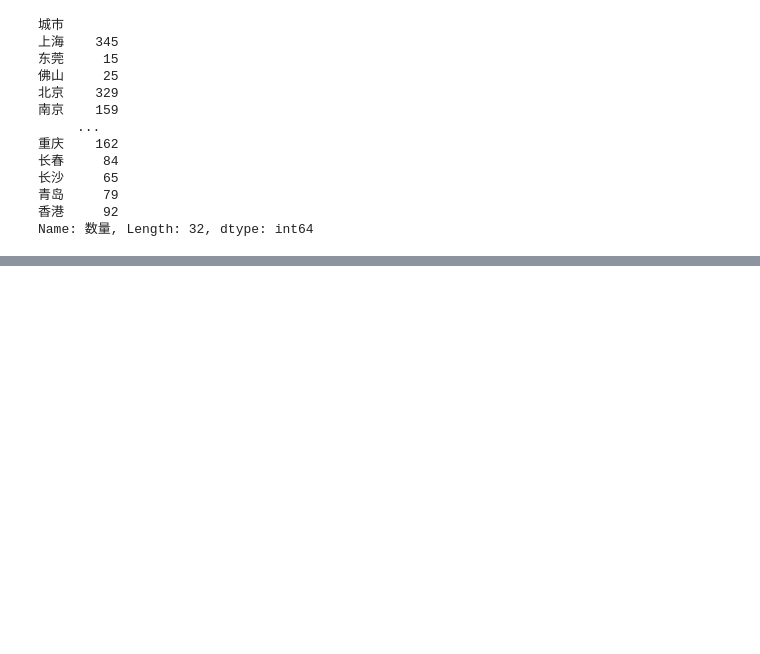
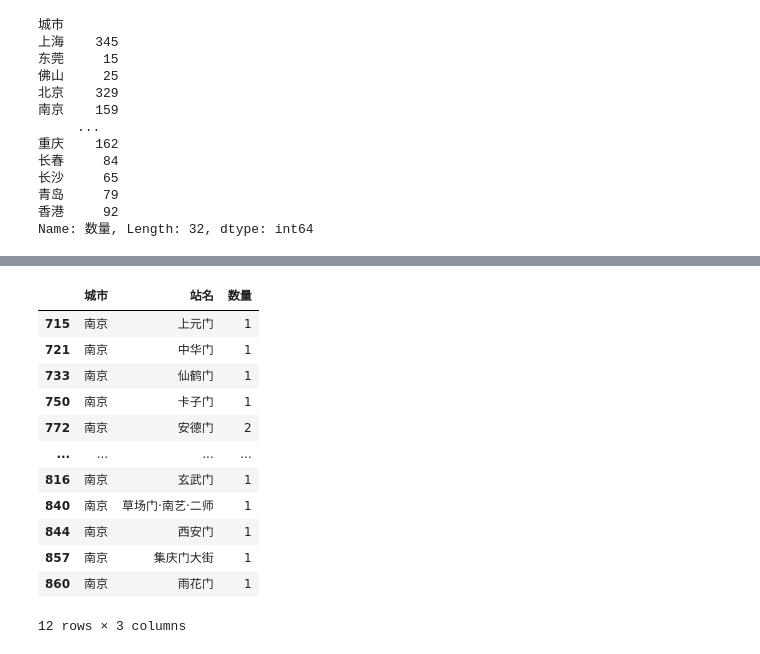
Before and after one commit to chriswong94/python-projects, a Jupyter notebook: 爬虫各城市地铁站信息及分析/analysis.ipynb, the cells around one changed output, grey strips where cells are left out. Saved outputs shown, nothing was run; the diff lists cells and outputs as text; code cells hidden in the pictures; blank space fills up the shorter version.

```diff
--- a/爬虫各城市地铁站信息及分析/analysis.ipynb
+++ b/爬虫各城市地铁站信息及分析/analysis.ipynb
@@ -343 +380,18 @@ Name: 数量, Length: 32, dtype: int64
+# %%
+df_nj = df_stations[df_stations['城市']=='南京']
+df_nj[df_nj['站名'].str.contains('门')]
+# %% [output]
+|  | 城市 | 站名 | 数量 |
+| 715 | 南京 | 上元门 | 1 |
+| 721 | 南京 | 中华门 | 1 |
+| 733 | 南京 | 仙鹤门 | 1 |
+| 750 | 南京 | 卡子门 | 1 |
+| 772 | 南京 | 安德门 | 2 |
+| ... | ... | ... | ... |
+| 816 | 南京 | 玄武门 | 1 |
+| 840 | 南京 | 草场门·南艺·二师 | 1 |
+| 844 | 南京 | 西安门 | 1 |
+| 857 | 南京 | 集庆门大街 | 1 |
+| 860 | 南京 | 雨花门 | 1 |
+12 rows × 3 columns
 # %%
```
Also changed, not shown: parts of 30 cells of this notebook, 8 other files.
